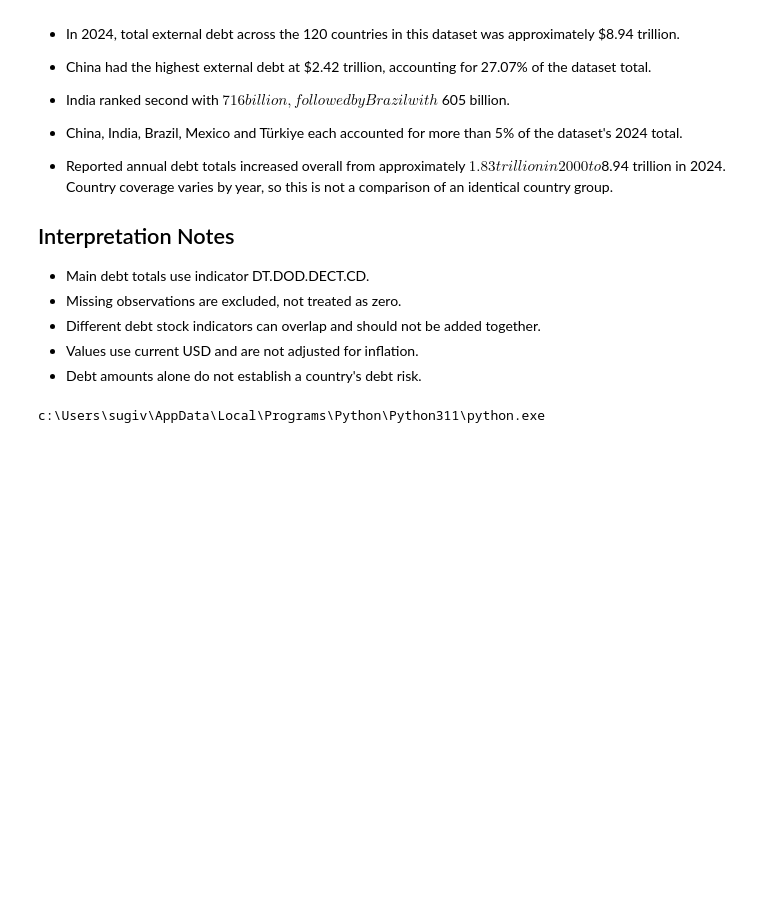
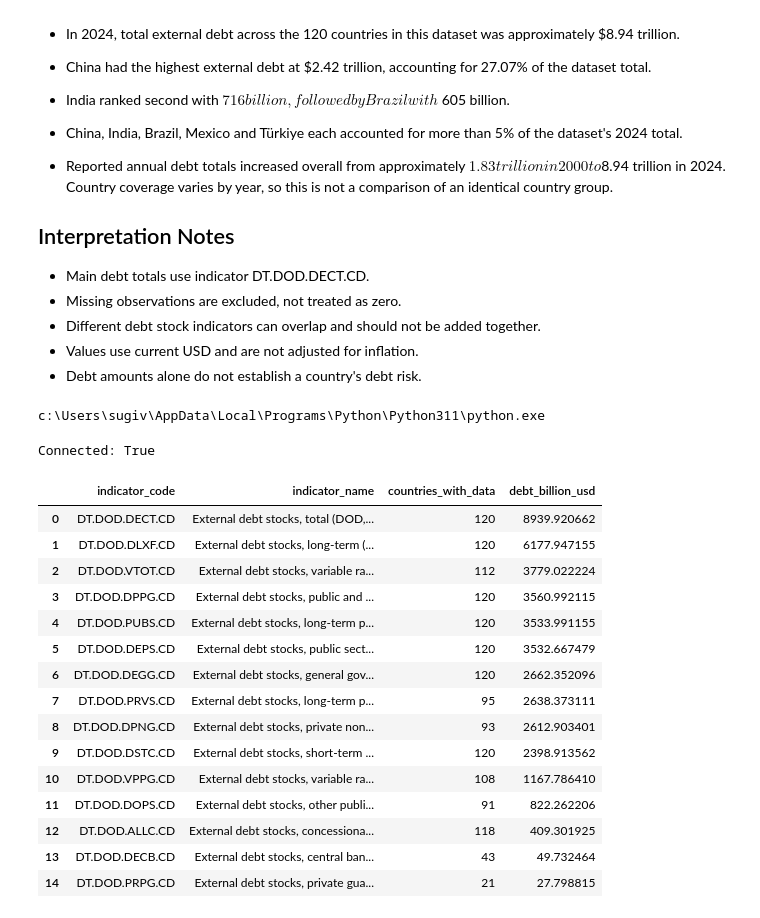
Before and after one commit to SV258/International_Debt_Analysis, a Jupyter notebook: International_Debt_Analysis_GitHub.ipynb, the cells around one changed output. Drawn from its saved outputs; the diff is of its cells as text; code cells hidden in the pictures; blank space fills up the shorter version.

```diff
--- a/International_Debt_Analysis_GitHub.ipynb
+++ b/International_Debt_Analysis_GitHub.ipynb
@@ -3394,3 +3394,65 @@ import sys
 print(sys.executable)
 # %% [output]
 c:\Users\sugiv\AppData\Local\Programs\Python\Python311\python.exe
+# %%
+import pandas as pd
+import mysql.connector
+from getpass import getpass
+
+connection = mysql.connector.connect(
+    host="localhost",
+    user=input("MySQL username: "),
+    password=getpass("MySQL password: "),
+    database="international_debt_analysis"
+)
+
+cursor = connection.cursor()
+
+print("Connected:", connection.is_connected())
+# %% [output]
+Connected: True
+# %%
+cursor.execute("""
+    SELECT
+        i.indicator_code,
+        i.indicator_name,
+        COUNT(*) AS countries_with_data,
+        SUM(d.debt_value) / 1000000000 AS debt_billion_usd
+    FROM debt_observations AS d
+    JOIN indicators AS i
+        ON d.indicator_code = i.indicator_code
+    WHERE d.year = 2024
+      AND i.indicator_name LIKE 'External debt stocks,%'
+      AND i.indicator_name LIKE '%current US$%'
+    GROUP BY i.indicator_code, i.indicator_name
+    ORDER BY SUM(d.debt_value) DESC, i.indicator_code
+""")
+
+indicator_totals = pd.DataFrame(
+    cursor.fetchall(),
+    columns=[
+        "indicator_code",
+        "indicator_name",
+        "countries_with_data",
+        "debt_billion_usd"
+    ]
+)
+
+display(indicator_totals)
+# %% [output]
+|  | indicator_code | indicator_name | countries_with_data | debt_billion_usd |
+| 0 | DT.DOD.DECT.CD | External debt stocks, total (DOD,... | 120 | 8939.920662 |
+| 1 | DT.DOD.DLXF.CD | External debt stocks, long-term (... | 120 | 6177.947155 |
+| 2 | DT.DOD.VTOT.CD | External debt stocks, variable ra... | 112 | 3779.022224 |
+| 3 | DT.DOD.DPPG.CD | External debt stocks, public and ... | 120 | 3560.992115 |
+| 4 | DT.DOD.PUBS.CD | External debt stocks, long-term p... | 120 | 3533.991155 |
+| 5 | DT.DOD.DEPS.CD | External debt stocks, public sect... | 120 | 3532.667479 |
+| 6 | DT.DOD.DEGG.CD | External debt stocks, general gov... | 120 | 2662.352096 |
+| 7 | DT.DOD.PRVS.CD | External debt stocks, long-term p... | 95 | 2638.373111 |
+| 8 | DT.DOD.DPNG.CD | External debt stocks, private non... | 93 | 2612.903401 |
+| 9 | DT.DOD.DSTC.CD | External debt stocks, short-term ... | 120 | 2398.913562 |
+| 10 | DT.DOD.VPPG.CD | External debt stocks, variable ra... | 108 | 1167.786410 |
+| 11 | DT.DOD.DOPS.CD | External debt stocks, other publi... | 91 | 822.262206 |
+| 12 | DT.DOD.ALLC.CD | External debt stocks, concessiona... | 118 | 409.301925 |
+| 13 | DT.DOD.DECB.CD | External debt stocks, central ban... | 43 | 49.732464 |
+| 14 | DT.DOD.PRPG.CD | External debt stocks, private gua... | 21 | 27.798815 |
```
Also changed, not shown: parts of 9 cells of this notebook.
